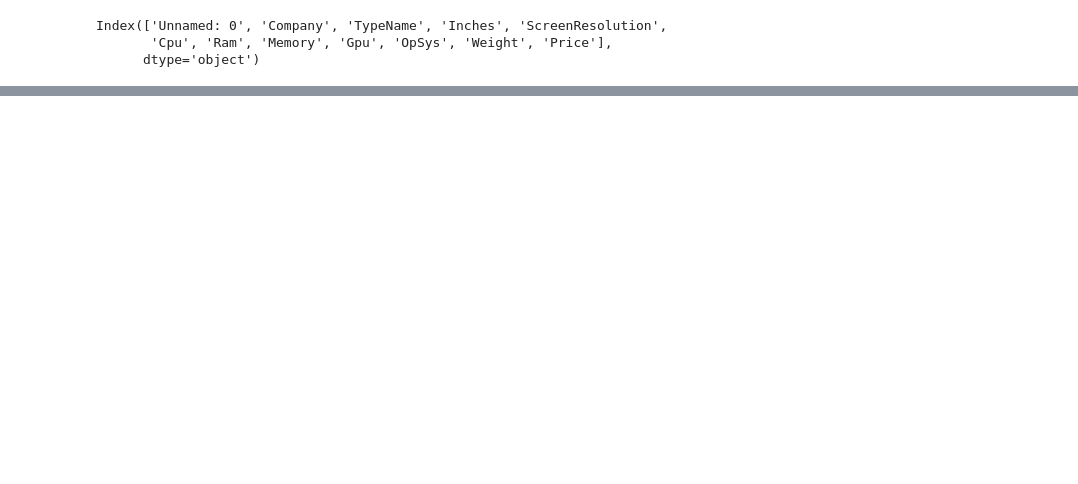
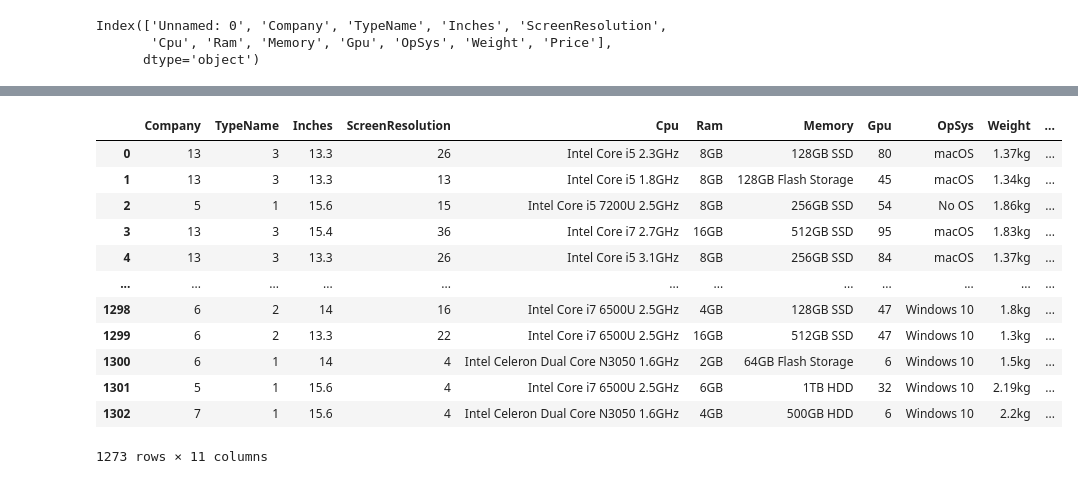
Before and after one commit to AniketKhandelwal/Laptop-Price-Prediction, a Jupyter notebook: Untitled-1.ipynb, the cells around one changed output, grey strips where cells are left out. Cells and saved outputs as stored; diff of their text form; code cells hidden in the pictures; blank space fills up the shorter version.

Commit message:
Label Encoding the categorical data

```diff
--- a/Untitled-1.ipynb
+++ b/Untitled-1.ipynb
@@ -41,0 +76,2 @@ data.drop(labels=data.columns[0],axis=1,inplace=True)
+# %%
+data.dropna(axis=0,inplace=True)
@@ -41,0 +94,35 @@ data.drop(labels=data.columns[0],axis=1,inplace=True)
+# %%
+def label_encode_column(column_name):
+    data[column_name].unique()
+
+    d=dict()
+    for value in data[column_name].unique():
+        d[value]=data[data[column_name]==value][data.columns[-1]].mean()
+                #data[column_name]==value ---> Boolean Mask function, If we put this in data function then it will pull out the company names that are unique ex: Apple,HP,Dell
+                #data[column_name[-1]].mean ---> We have taken the last column that is price and took the mean for that particular company.
+
+    input_target_df = pd.DataFrame(data={column_name:d.keys(),"Mean price":d.values()})
+    input_target_df.sort_values(by="Mean price",inplace=True)
+    input_target_df.reset_index(inplace=True,drop=True)
+
+    data[column_name] = data[column_name].replace(to_replace=list(input_target_df[column_name]),value=list(input_target_df.index)).infer_objects(copy=False)
+# %%
+a=[data.columns[0],data.columns[1],data.columns[3],data.columns[7]]
+
+for i in a:
+     label_encode_column(i)
+data
+# %% [output]
+|  | Company | TypeName | Inches | ScreenResolution | Cpu | Ram | Memory | Gpu | OpSys | Weight | ... |
+| 0 | 13 | 3 | 13.3 | 26 | Intel Core i5 2.3GHz | 8GB | 128GB SSD | 80 | macOS | 1.37kg | ... |
+| 1 | 13 | 3 | 13.3 | 13 | Intel Core i5 1.8GHz | 8GB | 128GB Flash Storage | 45 | macOS | 1.34kg | ... |
+| 2 | 5 | 1 | 15.6 | 15 | Intel Core i5 7200U 2.5GHz | 8GB | 256GB SSD | 54 | No OS | 1.86kg | ... |
+| 3 | 13 | 3 | 15.4 | 36 | Intel Core i7 2.7GHz | 16GB | 512GB SSD | 95 | macOS | 1.83kg | ... |
+| 4 | 13 | 3 | 13.3 | 26 | Intel Core i5 3.1GHz | 8GB | 256GB SSD | 84 | macOS | 1.37kg | ... |
+| ... | ... | ... | ... | ... | ... | ... | ... | ... | ... | ... | ... |
+| 1298 | 6 | 2 | 14 | 16 | Intel Core i7 6500U 2.5GHz | 4GB | 128GB SSD | 47 | Windows 10 | 1.8kg | ... |
+| 1299 | 6 | 2 | 13.3 | 22 | Intel Core i7 6500U 2.5GHz | 16GB | 512GB SSD | 47 | Windows 10 | 1.3kg | ... |
+| 1300 | 6 | 1 | 14 | 4 | Intel Celeron Dual Core N3050 1.6GHz | 2GB | 64GB Flash Storage | 6 | Windows 10 | 1.5kg | ... |
+| 1301 | 5 | 1 | 15.6 | 4 | Intel Core i7 6500U 2.5GHz | 6GB | 1TB HDD | 32 | Windows 10 | 2.19kg | ... |
+| 1302 | 7 | 1 | 15.6 | 4 | Intel Celeron Dual Core N3050 1.6GHz | 4GB | 500GB HDD | 6 | Windows 10 | 2.2kg | ... |
+1273 rows × 11 columns
```
Also changed, not shown: parts of 6 cells of this notebook.
